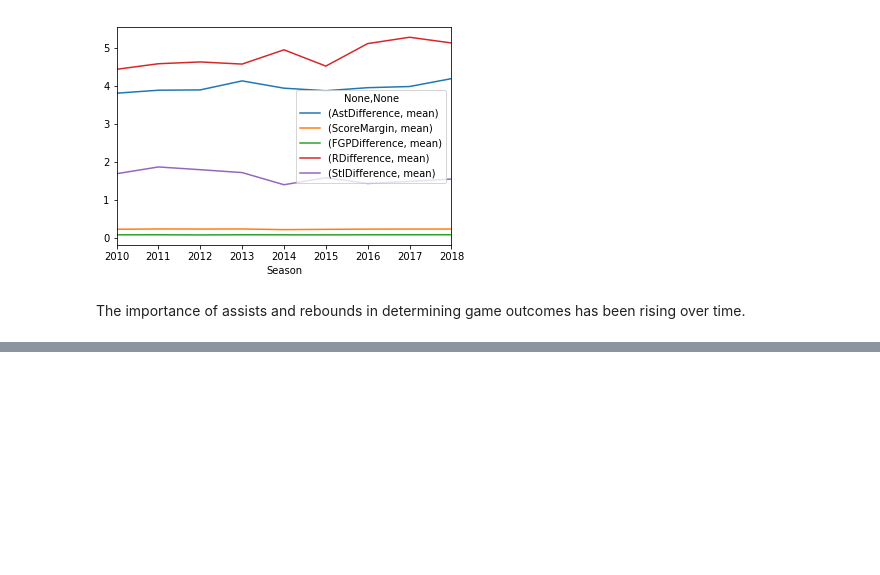
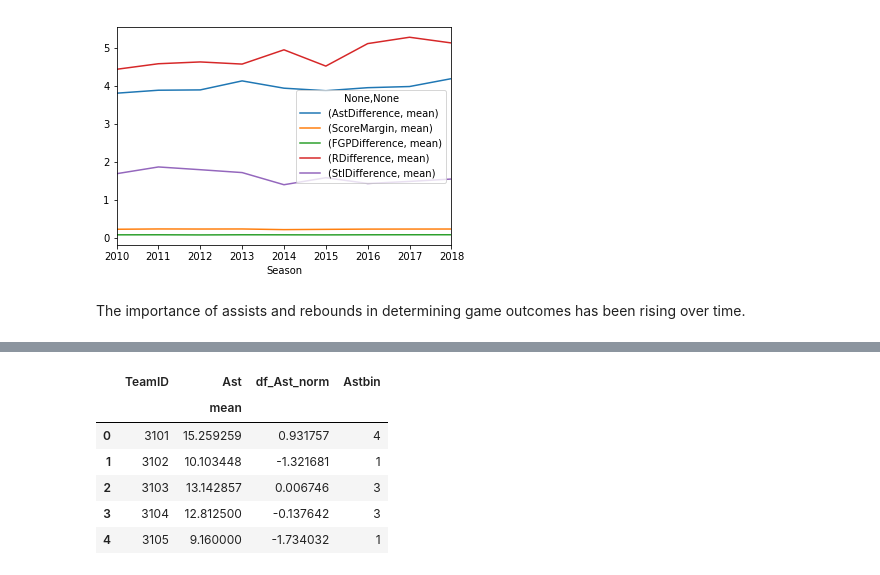
Before and after one commit to Dedomena-exerevnitis/mids-w207-kaggle, a Jupyter notebook: W207_Final_EDA.ipynb, the cells around one changed output, grey strips where cells are left out. Drawn from its saved outputs; the diff is of its cells as text; code cells hidden in the pictures; blank space fills up the shorter version.

```diff
--- a/W207_Final_EDA.ipynb
+++ b/W207_Final_EDA.ipynb
@@ -139,0 +164,21 @@ The importance of assists and rebounds in determining game outcomes has been ris
+# %%
+## Isolate number of assists by team regardless of who won a game
+df_WTeamAst_game = df[['WTeamID','WAst']].rename(columns = {'WTeamID':'TeamID', 'WAst':'Ast'})
+df_LTeamAst_game = df[['LTeamID','LAst']].rename(columns = {'LTeamID':'TeamID', 'LAst':'Ast'})
+df_TeamAst_game = pd.concat([df_WTeamAst_game, df_LTeamAst_game])
+df_TeamAst = df_TeamAst_game.groupby('TeamID', as_index=False).agg({'Ast':['mean']})
+
+## Normalize number of assists by demeaning and standardizing
+df_TeamAst['df_Ast_norm'] = ((df_TeamAst.Ast - df_TeamAst.Ast.mean())/df_TeamAst.Ast.std())
+
+## Bin normalized assists into 10 bins
+df_TeamAst['Astbin'] = pd.cut(df_TeamAst.df_Ast_norm, 10, labels=False)
+df_TeamAst.head()
+# %% [output]
+|  | TeamID | Ast | df_Ast_norm | Astbin |
+|  |  | mean |  |  |
+| 0 | 3101 | 15.259259 | 0.931757 | 4 |
+| 1 | 3102 | 10.103448 | -1.321681 | 1 |
+| 2 | 3103 | 13.142857 | 0.006746 | 3 |
+| 3 | 3104 | 12.812500 | -0.137642 | 3 |
+| 4 | 3105 | 9.160000 | -1.734032 | 1 |
```
Also changed, not shown: parts of 6 cells of this notebook.
